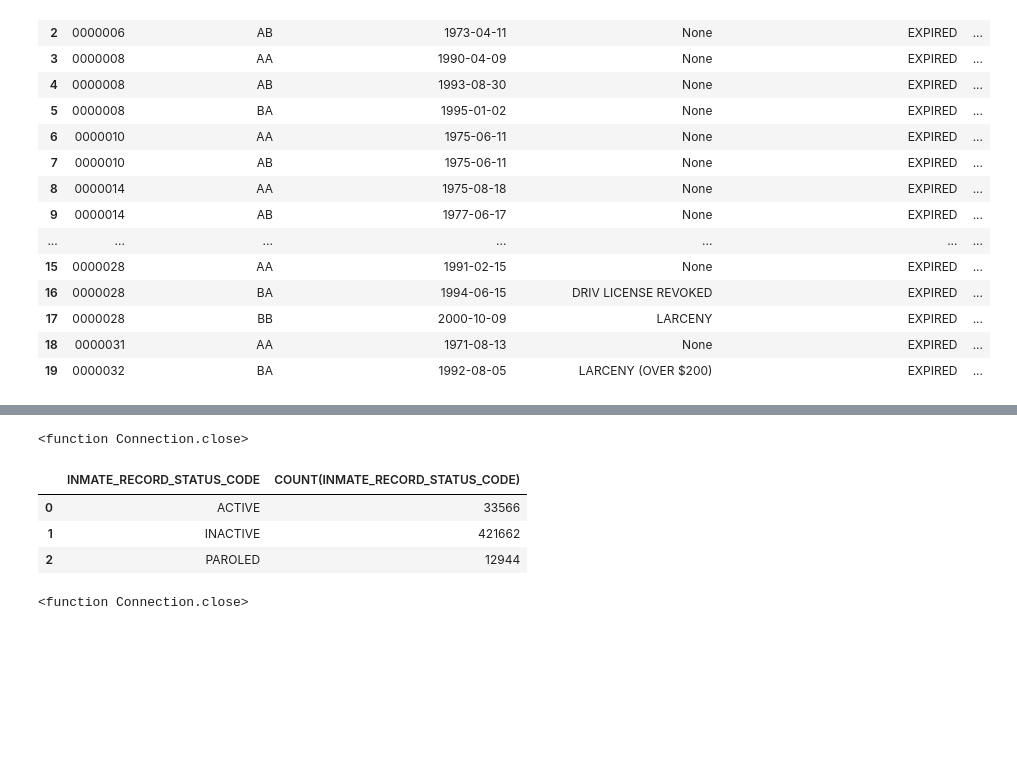
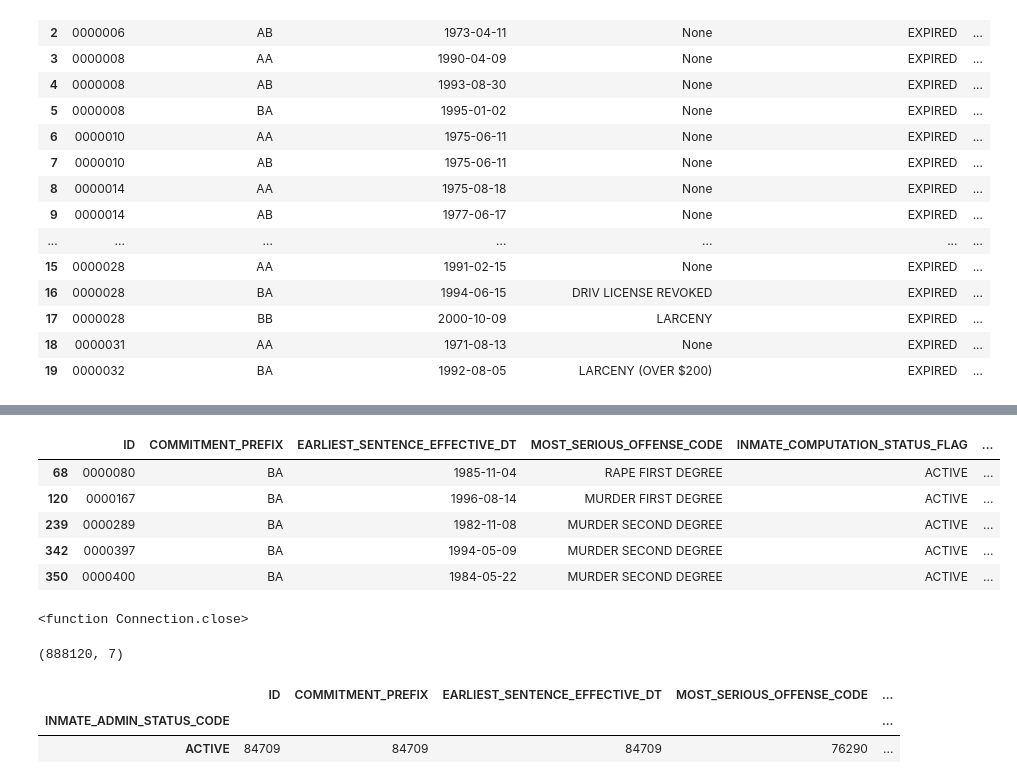
Before and after one commit to christi-liongson/covid_decarceration, a Jupyter notebook: files/build_dataset.ipynb, the cells around one changed output, grey strips where cells are left out. Saved outputs shown, nothing was run; the diff lists cells and outputs as text; code cells hidden in the pictures; blank space fills up the shorter version.

Commit message:
adding in active flag from inmt profile

```diff
--- a/files/build_dataset.ipynb
+++ b/files/build_dataset.ipynb
@@ -411,0 +393,8 @@ data_weird_enddate.head(50)
+# %%
+# Clean up dates in dataset A:
+# 1. replace end date with projected end date where END_DATE = 0001-01-01
+# 2. drop observations still missing end_date
+# 3. drop observations missing EARLIEST_SENTENCE_EFFECTIVE_DT
+
+# https://kanoki.org/2019/07/17/pandas-how-to-replace-values-based-on-conditions/
+data['END_DATE'].mask(data['END_DATE'] == '0001-01-01', data['PROJ_END_DATE'], inplace=True)
@@ -411,0 +407,7 @@ data_weird_enddate.head(50)
+# %%
+# 2 and 3 and dropping those where the sentence is either only in court commitment or only in sentence comp
+data = data[data['END_DATE']!='0001-01-01']
+data = data[data['EARLIEST_SENTENCE_EFFECTIVE_DT']!='0001-01-01']
+data = data[data['END_DATE'].notna()]
+data = data[data['EARLIEST_SENTENCE_EFFECTIVE_DT'].notna()]
+data.shape
@@ -438,11 +442,25 @@ sample.to_sql('sample', conn, index=False)
 start = datetime.datetime.now()
 # https://stackoverflow.com/questions/37360901/sql-self-join-compare-current-record-with-the-record-of-the-previous-date
 query_court_commitment = '''
-                        SELECT *
-                        FROM sample A join sample B
-                        ON A.ID=B.ID
-                        AND A.END_DATE < B.EARLIEST_SENTENCE_EFFECTIVE_DT ;
+                        SELECT *,
+                        LEAD(COMMITMENT_PREFIX,1,0) OVER (
+                                                    PARTITION BY ID
+                                                    ORDER BY COMMITMENT_PREFIX
+                                                    ) NextPrefix,
+                        LEAD(EARLIEST_SENTENCE_EFFECTIVE_DT,1,0) OVER (
+                                                    PARTITION BY ID
+                                                    ORDER BY COMMITMENT_PREFIX
+                                                    ) NextStart,
+                        LEAD(MOST_SERIOUS_OFFENSE_CODE,1,0) OVER (
+                                                    PARTITION BY ID
+                                                    ORDER BY COMMITMENT_PREFIX
+                                                    ) NextOffense
+
+                        FROM data ;
+
                         '''
+
+
 court_small = qd.query_db_notebook(conn,query_court_commitment)
 conn.close
 stop = datetime.datetime.now()
@@ -471,0 +505,9 @@ query_sentence_component_example = '''
+# %%
+court_small[(court_small['INMATE_COMPUTATION_STATUS_FLAG']=='ACTIVE') & (court_small['PROJ_END_DATE']=='9999-01-02')].head()
+# %% [output]
+|  | ID | COMMITMENT_PREFIX | EARLIEST_SENTENCE_EFFECTIVE_DT | MOST_SERIOUS_OFFENSE_CODE | INMATE_COMPUTATION_STATUS_FLAG | ... |
+| 68 | 0000080 | BA | 1985-11-04 | RAPE FIRST DEGREE | ACTIVE | ... |
+| 120 | 0000167 | BA | 1996-08-14 | MURDER FIRST DEGREE | ACTIVE | ... |
+| 239 | 0000289 | BA | 1982-11-08 | MURDER SECOND DEGREE | ACTIVE | ... |
+| 342 | 0000397 | BA | 1994-05-09 | MURDER SECOND DEGREE | ACTIVE | ... |
+| 350 | 0000400 | BA | 1984-05-22 | MURDER SECOND DEGREE | ACTIVE | ... |
@@ -475,10 +529,3 @@ sentence_component_example = qd.query_db_notebook(conn,query_sentence_component_
 conn.close
 # %% [output]
 <function Connection.close>
-# %%
-sentence_component_example
-# %% [output]
-|  | INMATE_RECORD_STATUS_CODE | COUNT(INMATE_RECORD_STATUS_CODE) |
-| 0 | ACTIVE | 33566 |
-| 1 | INACTIVE | 421662 |
-| 2 | PAROLED | 12944 |
@@ -484,0 +540,10 @@ sentence_component_example
+# %%
+data.shape
+# %% [output]
+(888120, 7)
+# %%
+data_merge.groupby('INMATE_ADMIN_STATUS_CODE').count()
+# %% [output]
+|  | ID | COMMITMENT_PREFIX | EARLIEST_SENTENCE_EFFECTIVE_DT | MOST_SERIOUS_OFFENSE_CODE | ... |
+| INMATE_ADMIN_STATUS_CODE |  |  |  |  | ... |
+| ACTIVE | 84709 | 84709 | 84709 | 76290 | ... |
@@ -489,6 +560,4 @@ query_court_commitment_example = '''
 # %%
-conn = create_connection(config.database_name)
-court_commitment_example = qd.query_db_notebook(conn,query_court_commitment_example)
-conn.close
+# conn = create_connection(config.database_name)
+# court_commitment_example = qd.query_db_notebook(conn,query_court_commitment_example)
+# conn.close
-# %% [output]
-<function Connection.close>
```
Also changed, not shown: parts of 22 cells of this notebook.
